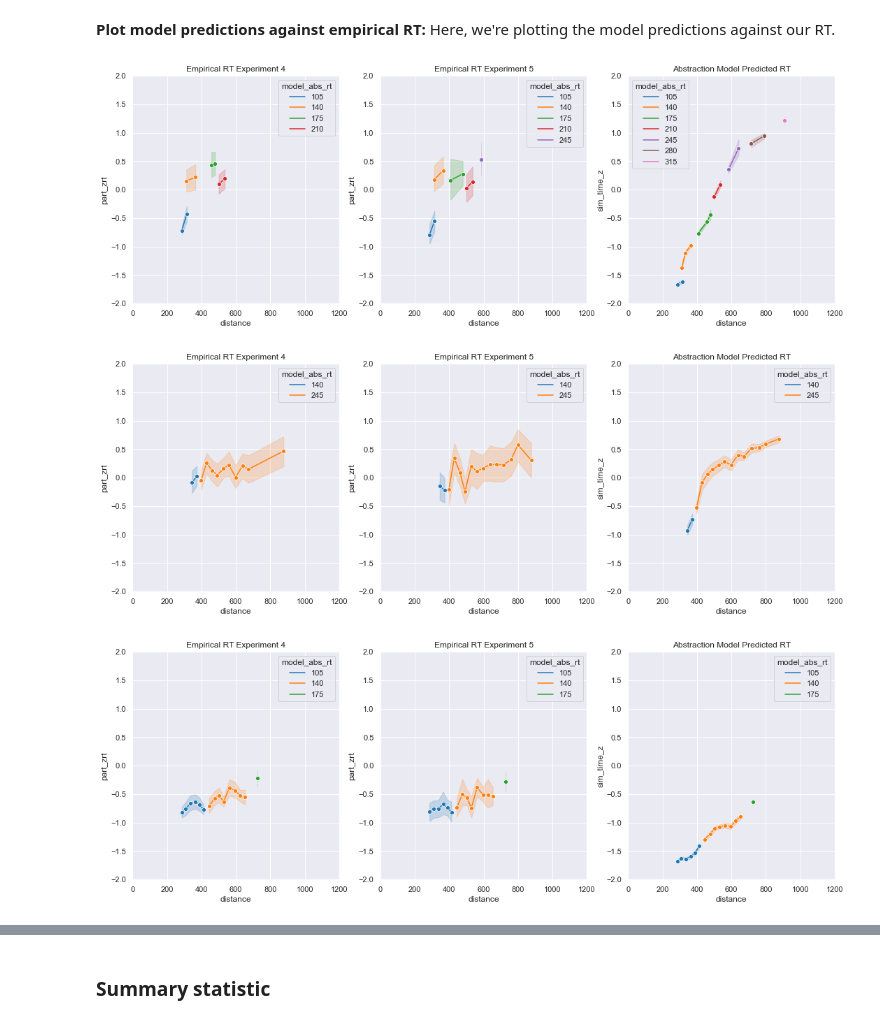
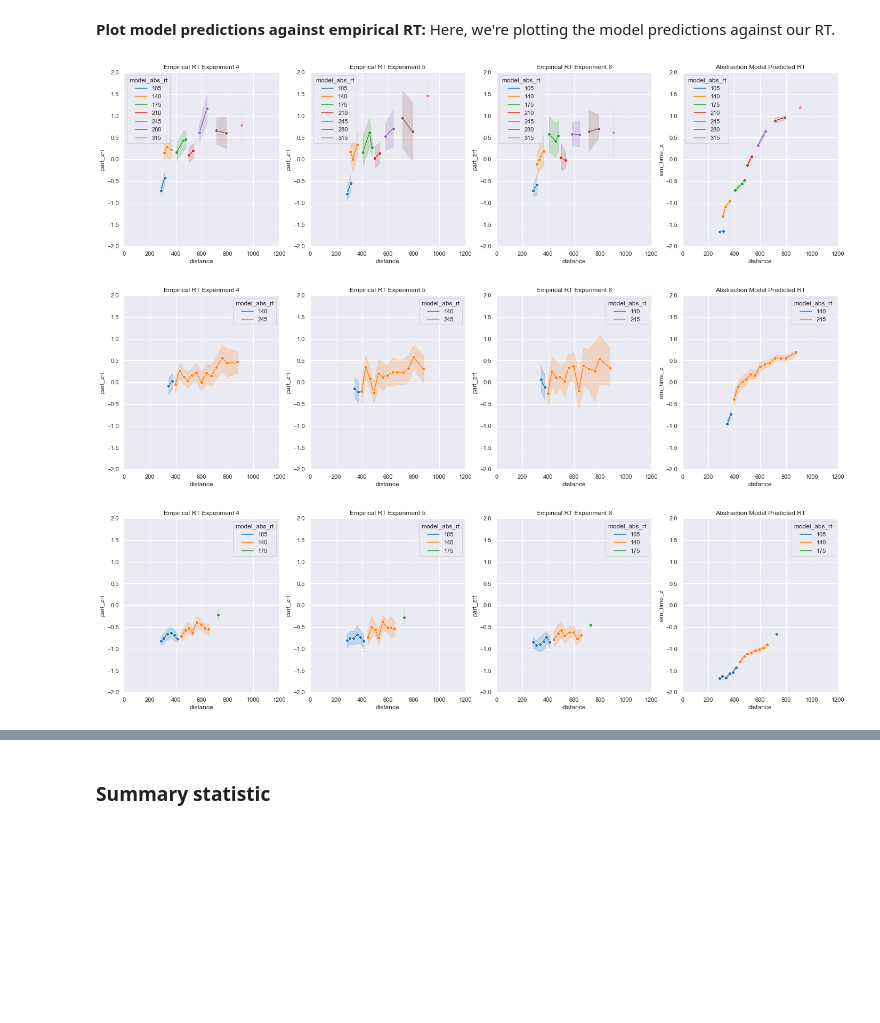
Before and after one commit to flxsosa/physics_abstraction, a Jupyter notebook: notebooks/analysis.ipynb, the cells around one changed output, grey strips where cells are left out. Saved outputs shown, nothing was run; the diff lists cells and outputs as text; code cells hidden in the pictures; blank space fills up the shorter version.

```diff
--- a/notebooks/analysis.ipynb
+++ b/notebooks/analysis.ipynb
@@ -102,11 +104,13 @@ data_path_exp5 = "../experiments/experiment5/data/data.csv"
 # Read in data
 data_exp4 = pd.read_csv(data_path_exp4)
 data_exp5 = pd.read_csv(data_path_exp5)
+data_exp6 = pd.read_csv(data_path_exp6)
 # %%
 data_exp4['experiment_version'] = 4
 data_exp5['experiment_version'] = 5
+data_exp6['experiment_version'] = 6
 # %%
-data = pd.concat([data_exp4,data_exp5],ignore_index=True)
+data = pd.concat([data_exp4,data_exp5,data_exp6],ignore_index=True)
 # %% [markdown]
 ## Cleaning data
 # %% [markdown]
@@ -494,14 +504,18 @@ stim_6.json
 model['model_abs_zrt'] = model.groupby('subject_id').model_abs_rt.transform(lambda x: (x - x.mean()) / x.std())
 model['model_sim_zrt'] = model.groupby('subject_id').model_sim_rt.transform(lambda x: (x - x.mean()) / x.std())
 # %%
-fig, axs = plt.subplots(2,2,figsize=(14,14))
+fig, axs = plt.subplots(2,3,figsize=(21,14))
 # Title subplots
 axs[0,0].title.set_text("Experiment 4 rt against model")
 axs[0,1].title.set_text("Experiment 5 rt against model")
+axs[0,2].title.set_text("Experiment 6 rt against model")
 axs[1,0].title.set_text("Experiment 4 rt against Experiment 4 rt")
 axs[1,1].title.set_text("Experiment 5 rt against Experiment 5 rt")
+axs[1,2].title.set_text("Experiment 6 rt against Experiment 6 rt")
 sns.scatterplot(x="part_zrt",y='model_abs_zrt',hue='scene_index',data=model.loc[(model.experiment_version==4) & (model.correct==True)],ax=axs[0,0])
 sns.scatterplot(x="part_zrt",y='model_abs_zrt',hue='scene_index',data=model.loc[(model.experiment_version==5) & (model.correct==True)],ax=axs[0,1])
+sns.scatterplot(x="part_zrt",y='model_abs_zrt',hue='scene_index',data=model.loc[(model.experiment_version==6) & (model.correct==True)],ax=axs[0,2])
 sns.scatterplot(x="part_zrt",y='part_zrt',hue='scene_index',data=model.loc[(model.experiment_version==4) & (model.correct==True)],ax=axs[1,0])
 sns.scatterplot(x="part_zrt",y='part_zrt',hue='scene_index',data=model.loc[(model.experiment_version==5) & (model.correct==True)],ax=axs[1,1])
+sns.scatterplot(x="part_zrt",y='part_zrt',hue='scene_index',data=model.loc[(model.experiment_version==6) & (model.correct==True)],ax=axs[1,2])
 # %% [output]
@@ -575,44 +589,72 @@ df = df.reset_index(drop=True)
 # %%
 for scene_type in ['stim_2','stim_4','stim_6']:
     # Set figure object
-    fig, axs = plt.subplots(1,3,figsize=(18,6))
+    fig, axs = plt.subplots(1,4,figsize=(24,6))
 
     # Title subplots
     axs[0].title.set_text("Empirical RT Experiment 4")
     axs[1].title.set_text("Empirical RT Experiment 5")
-    axs[2].title.set_text("Abstraction Model Predicted RT")
+    axs[2].title.set_text("Empirical RT Experiment 6")
+    axs[3].title.set_text("Abstraction Model Predicted RT")
 
     # Plots
     g = sns.lineplot(x='distance',
-                      y='part_zrt',
-                      data=model.loc[(model.scene_type == scene_type) & (model.scene_col == "yes") & (model.correct == True) & (model.experiment_version == 4) & (model.scene_accuracy > 0.5)],
-                      hue='model_abs_rt',
+                     y='part_zrt',
+                     data=model.loc[
+                         (model.scene_type == scene_type)
+                         & (model.scene_col == "yes")
+                         & (model.correct == True)
+                         & (model.experiment_version == 4)
+                     ],
+                     hue='model_abs_rt',
                      marker='o', ci=95,
-                      palette="tab10",
-                      ax=axs[0])
+                     palette="tab10",
+                     ax=axs[0])
     g.set(xlim=(0,1200),ylim=(-2,2))
 
     g = sns.lineplot(x='distance',
-                      y='sim_time_z',
-                      data=df.loc[(df.scene_type == scene_type) & (df.scene_col == "yes")],
-                      hue='model_abs_rt',
+                     y='part_zrt',
+                     data=model.loc[
+                         (model.scene_type == scene_type)
+                         & (model.scene_col == "yes")
+                         & (model.correct == True)
+                         & (model.experiment_version == 5)
+                     ],
+                     hue='model_abs_rt',
                      marker='o', ci=95,
-                      palette="tab10",
-                      ax=axs[2])
+                     palette="tab10",
+                     ax=axs[1])
     g.set(xlim=(0,1200),ylim=(-2,2))
 
     g = sns.lineplot(x='distance',
-                      y='part_zrt',
-                      data=model.loc[(model.scene_type == scene_type) & (model.scene_col == "yes") & (model.correct == True) & (model.experiment_version == 5) & (model.scene_accuracy > 0.5)],
-                      hue='model_abs_rt',
+                     y='part_zrt',
+                     data=model.loc[
+                         (model.scene_type == scene_type)
+                         & (model.scene_col == "yes")
+                         & (model.correct == True)
+                         & (model.experiment_version == 6)
+                     ],
+                     hue='model_abs_rt',
                      marker='o', ci=95,
-                      palette="tab10",
-                      ax=axs[1])
+                     palette="tab10",
+                     ax=axs[2])
     g.set(xlim=(0,1200),ylim=(-2,2))
+
+    g = sns.lineplot(x='distance',
+                     y='sim_time_z',
+                     data=df.loc[
+                         (df.scene_type == scene_type)
+                         & (df.scene_col == "yes")
+                     ],
+                     hue='model_abs_rt',
+                     marker='o', ci=95,
+                     palette="tab10",
+                     ax=axs[3])
+    g.set(xlim=(0,1200),ylim=(-2,2))
 # %% [output]
-[figure, old version]
+[figure, new version]
-[figure, old version]
+[figure, new version]
-[figure, old version]
+[figure, new version]
 # %%
 len(pd.unique(responses.loc[(responses.scene_type=='stim_2') & (responses.scene_accuracy > 0.7) & (responses.scene_col == 'yes')].scene))
 # %% [output]
```
Also changed, not shown: parts of 9 cells of this notebook, 4 other files.
